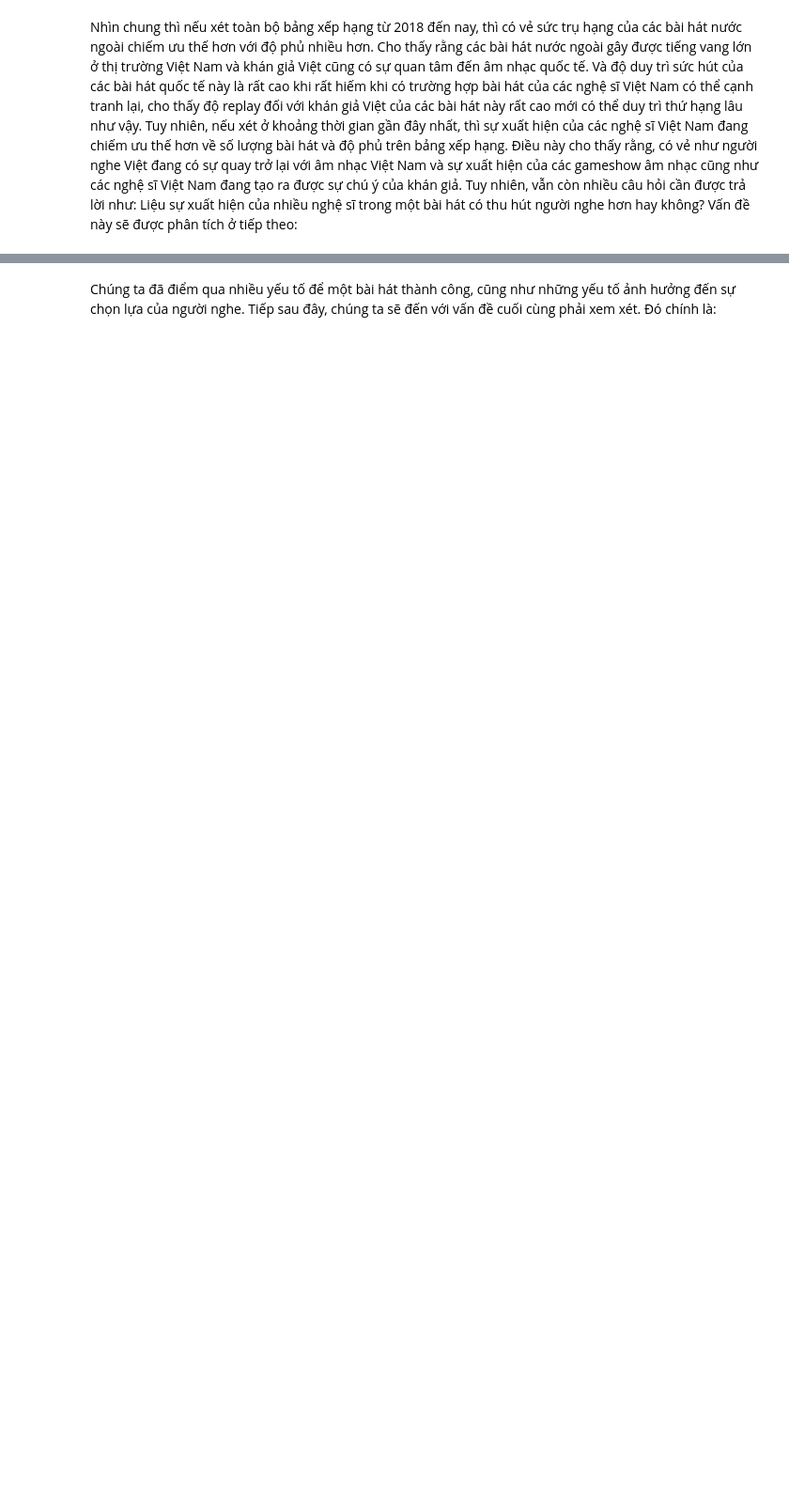
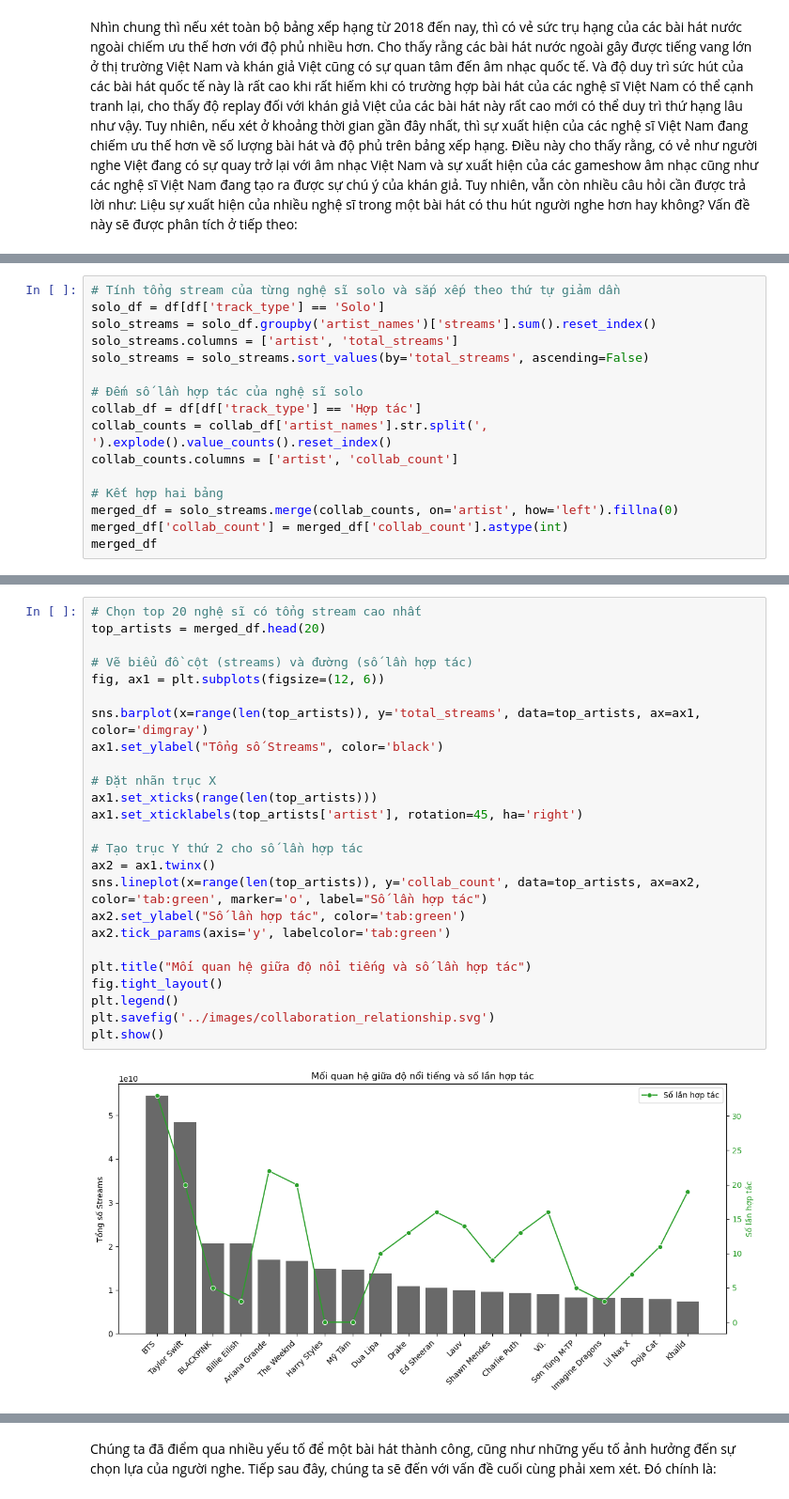
Before and after one commit to pililover/Visualization-Lab, a Jupyter notebook: sourcecode/data_visualization.ipynb, the cells around one changed output, grey strips where cells are left out. Shown at 94% size. Drawn from its saved outputs; the diff is of its cells as text; blank space fills up the shorter version.

```diff
--- a/sourcecode/data_visualization.ipynb
+++ b/sourcecode/data_visualization.ipynb
@@ -1191,0 +1264,16 @@ df
+# %%
+# Tính tổng stream của từng nghệ sĩ solo và sắp xếp theo thứ tự giảm dần
+solo_df = df[df['track_type'] == 'Solo']
+solo_streams = solo_df.groupby('artist_names')['streams'].sum().reset_index()
+solo_streams.columns = ['artist', 'total_streams']
+solo_streams = solo_streams.sort_values(by='total_streams', ascending=False)
+
+# Đếm số lần hợp tác của nghệ sĩ solo
+collab_df = df[df['track_type'] == 'Hợp tác']
+collab_counts = collab_df['artist_names'].str.split(', ').explode().value_counts().reset_index()
+collab_counts.columns = ['artist', 'collab_count']
+
+# Kết hợp hai bảng
+merged_df = solo_streams.merge(collab_counts, on='artist', how='left').fillna(0)
+merged_df['collab_count'] = merged_df['collab_count'].astype(int)
+merged_df
@@ -1191,0 +1296,27 @@ df
+# %%
+# Chọn top 20 nghệ sĩ có tổng stream cao nhất
+top_artists = merged_df.head(20)
+
+# Vẽ biểu đồ cột (streams) và đường (số lần hợp tác)
+fig, ax1 = plt.subplots(figsize=(12, 6))
+
+sns.barplot(x=range(len(top_artists)), y='total_streams', data=top_artists, ax=ax1, color='dimgray')
+ax1.set_ylabel("Tổng số Streams", color='black')
+
+# Đặt nhãn trục X
+ax1.set_xticks(range(len(top_artists)))
+ax1.set_xticklabels(top_artists['artist'], rotation=45, ha='right')
+
+# Tạo trục Y thứ 2 cho số lần hợp tác
+ax2 = ax1.twinx()
+sns.lineplot(x=range(len(top_artists)), y='collab_count', data=top_artists, ax=ax2, color='tab:green', marker='o', label="Số lần hợp tác")
+ax2.set_ylabel("Số lần hợp tác", color='tab:green')
+ax2.tick_params(axis='y', labelcolor='tab:green')
+
+plt.title("Mối quan hệ giữa độ nổi tiếng và số lần hợp tác")
+fig.tight_layout()
+plt.legend()
+plt.savefig('../images/collaboration_relationship.svg')
+plt.show()
+# %% [output]
+[figure, added]
```
Also changed, not shown: parts of 22 cells of this notebook, 2 other files.
